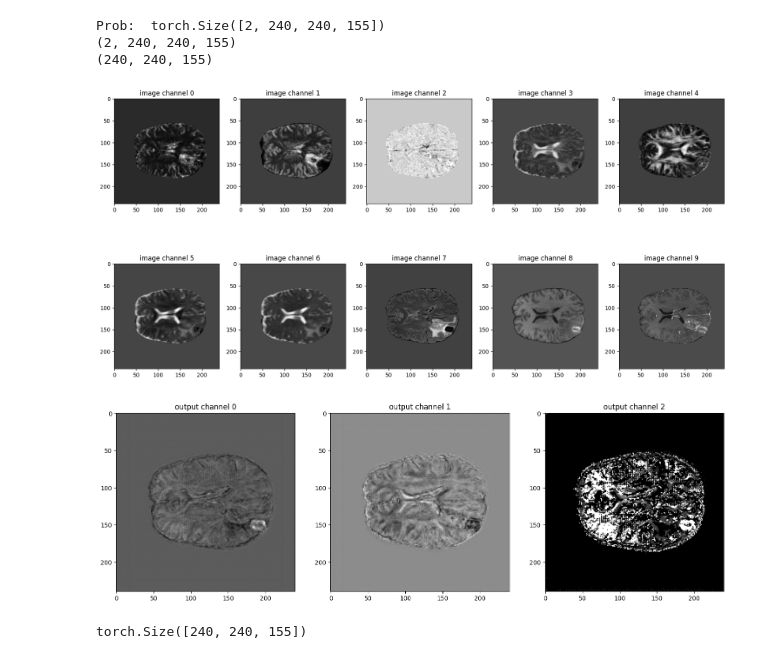
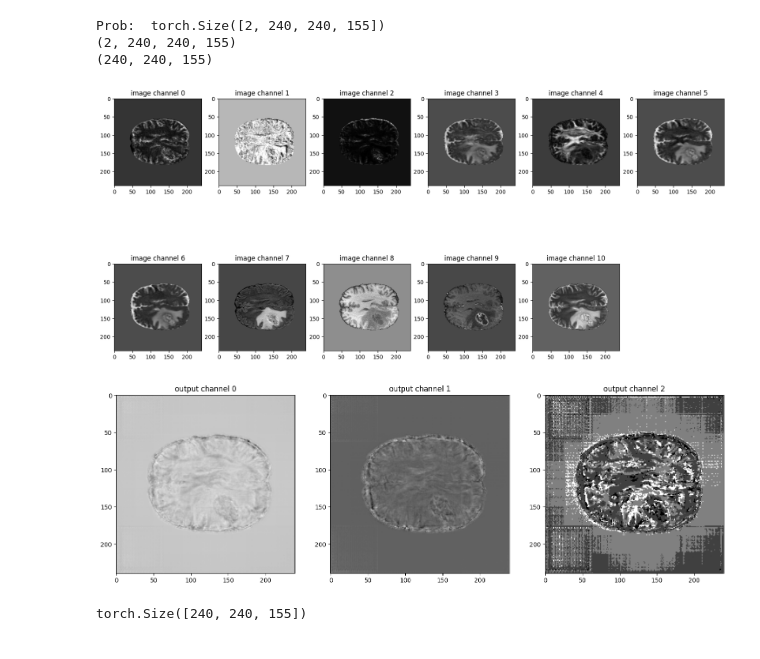
Before and after one commit to GBM-images-research/Swin_transformer_UPennGBM, a Jupyter notebook: simple_inference.ipynb, the cells around one changed output. Drawn from its saved outputs; the diff is of its cells as text; code cells hidden in the pictures.

```diff
--- a/simple_inference.ipynb
+++ b/simple_inference.ipynb
@@ -58,7 +63,7 @@ model = SwinUNETR(
     img_size=roi,
     in_channels=11,
     out_channels=2,  # mdificar con edema
-    feature_size=48,
+    feature_size=72,
     drop_rate=0.0,
     attn_drop_rate=0.0,
     dropout_path_rate=0.0,
@@ -143,6 +148,7 @@ def obtener_imagen(dataset, img_n):
     images=[DSC_ap_rCBV_list[img_n], DSC_PH_list[img_n], DSC_PSR_list[img_n],
             DTI_AD_list[img_n], DTI_FA_list[img_n], DTI_RD_list[img_n], DTI_TR_list[img_n],
             FLAIR_list[img_n], T1_list[img_n], T1GD_list[img_n],  T2_list[img_n]] # Deben respetar este orden - T1GD_list[img_n],
+    images=sorted(images)
 
     directory = os.path.dirname(FLAIR_list[img_n])
     print(images[8])
@@ -158,7 +164,7 @@ def obtener_imagen(dataset, img_n):
 #image_data, header, affine, directory = obtener_imagen(dataset, img_n)
 # %%
 img_n=0
-dataset="./Dataset/Dataset_10_1_casos/train/images"
+dataset="./Dataset/Dataset_106_30_casos/test/images"
 image_data, header, affine, directory = obtener_imagen(dataset, img_n)
 print(f"Image shape: {image_data.shape}")
 # %% [output]
@@ -171,7 +177,7 @@ post_trans = transforms.Compose(
     [Activations(sigmoid=True), AsDiscrete(threshold=0.5)] # argmax=True / threshold=0.5
 )
 
-roi_t= (224, 224, 64)
+roi_t= (64, 64, 64)
 
 def inference(input, model):
     def _compute(input):
@@ -188,7 +194,7 @@ def inference(input, model):
 model_inferer_test = partial(
     sliding_window_inference,
     roi_size=[roi_t[0], roi_t[1], roi_t[2]],
-    sw_batch_size=1,
+    sw_batch_size=2,
     predictor=model,
     overlap=0.6,
 )
@@ -199,7 +205,7 @@ def inferir(image_data, model):
     with torch.no_grad():
         val_input = image_data.unsqueeze(0).to(device)
         #print(val_input.shape)
-        val_output = model_inferer_test(val_input) # inference(val_input, model) - model_inferer_test(val_input)
+        val_output = model_inferer_test(val_input)# inference(val_input, model) - model_inferer_test(val_input)
         # val_output = post_trans(val_output[0])
         # print("Inferencia realizada")
     return val_output
@@ -239,27 +245,27 @@ Prob:  torch.Size([2, 240, 240, 155])
 (2, 240, 240, 155)
 (240, 240, 155)
 # %%
-sl=80
+sl=90
 
 plt.figure("image", (20, 10))
-for i in range(10):
-    plt.subplot(2, 5, i + 1)
+for i in range(11):
+    plt.subplot(2, 6, i + 1)
     plt.title(f"image channel {i}")
     plt.imshow(image_data[i, :, :, sl].detach().cpu(), cmap="gray")
 plt.show()
 # visualize the 3 channels model output corresponding to this image
 plt.figure("output", (18, 6))
 for i in range(3):
     plt.subplot(1, 3, i + 1)
     plt.title(f"output channel {i}")
     if i==2:
         plt.imshow(seg_out[:,:,sl], cmap="gray")
     else:
         plt.imshow(original[i,:,:,sl], cmap="gray") #.detach().cpu()
 plt.show()
 # %% [output]
-[figure, old version]
+[figure, new version]
-[figure, old version]
+[figure, new version]
 # %%
 img_n="0_2"
 # Crear un nuevo tensor de ceros con el tamaño deseado
```
Also changed, not shown: parts of 3 cells of this notebook, 1 other file.
